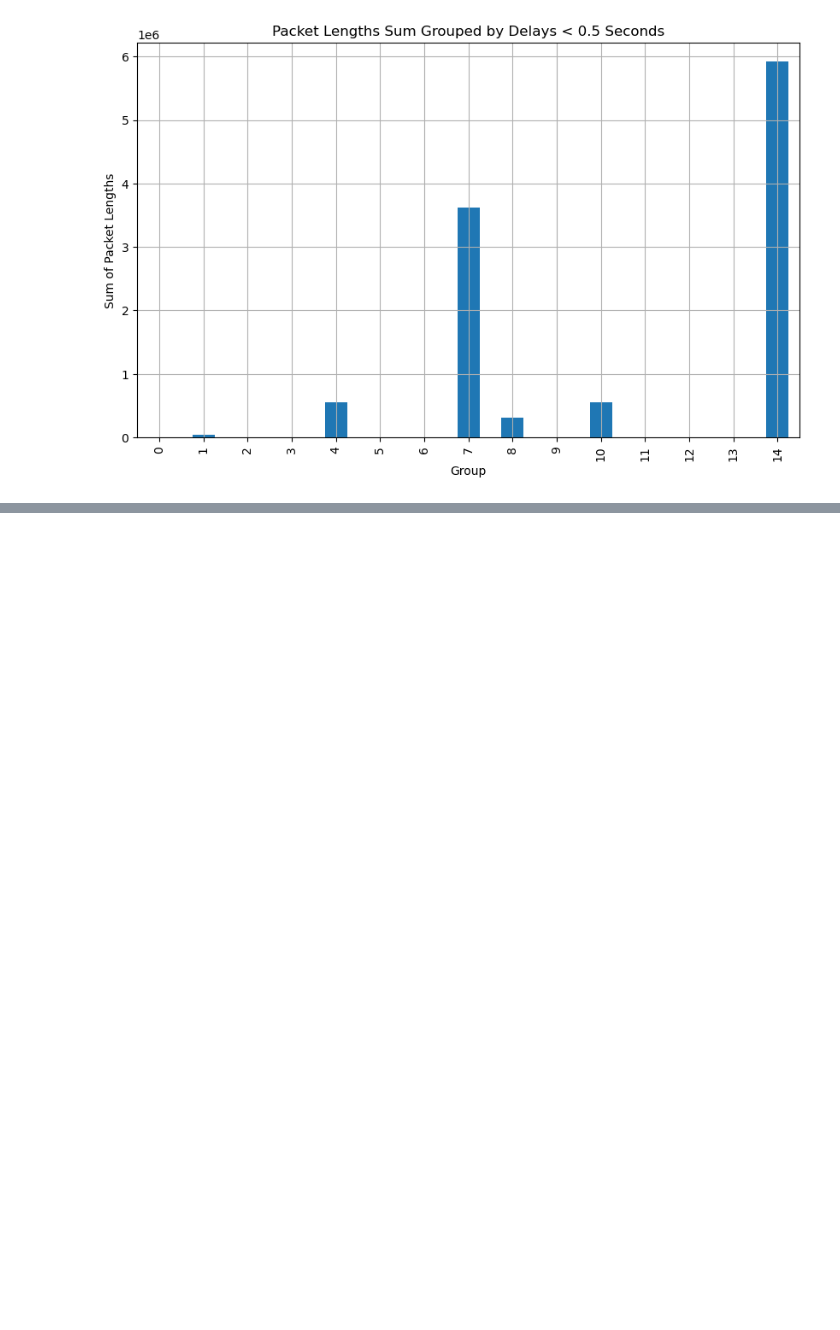
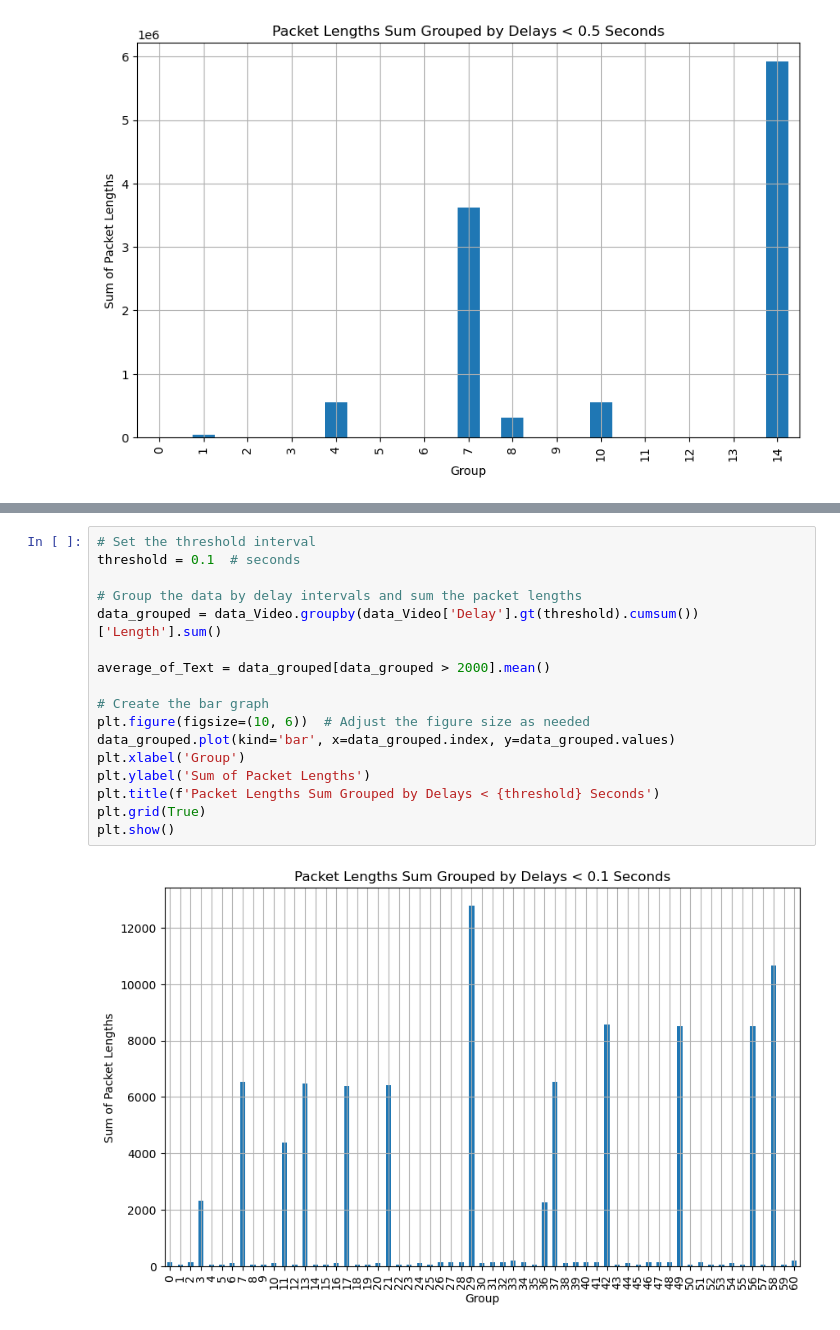
Before and after one commit to Kfirul/Computer_Networks_Final_Project, a Jupyter notebook: Computers Network.ipynb, the cells around one changed output, grey strips where cells are left out. Cells and saved outputs as stored; diff of their text form; blank space fills up the shorter version.

```diff
--- a/Computers Network.ipynb
+++ b/Computers Network.ipynb
@@ -314,0 +304,19 @@ plt.show()
+# %%
+# Set the threshold interval
+threshold = 0.1  # seconds
+
+# Group the data by delay intervals and sum the packet lengths
+data_grouped = data_Video.groupby(data_Video['Delay'].gt(threshold).cumsum())['Length'].sum()
+
+average_of_Text = data_grouped[data_grouped > 2000].mean()
+
+# Create the bar graph
+plt.figure(figsize=(10, 6))  # Adjust the figure size as needed
+data_grouped.plot(kind='bar', x=data_grouped.index, y=data_grouped.values)
+plt.xlabel('Group')
+plt.ylabel('Sum of Packet Lengths')
+plt.title(f'Packet Lengths Sum Grouped by Delays < {threshold} Seconds')
+plt.grid(True)
+plt.show()
+# %% [output]
+[figure, added]
```
Also changed, not shown: parts of 27 cells of this notebook, 12 other files.
